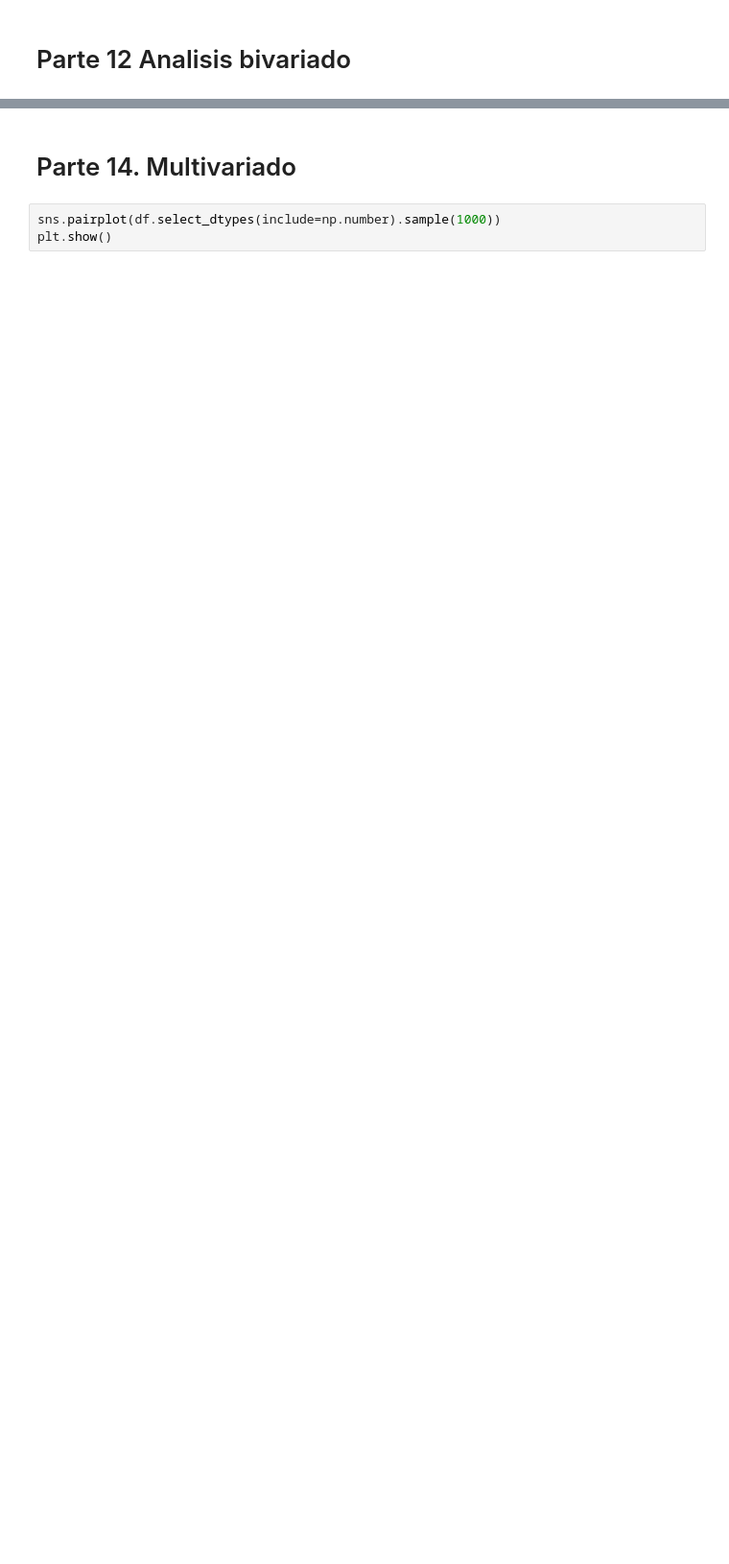
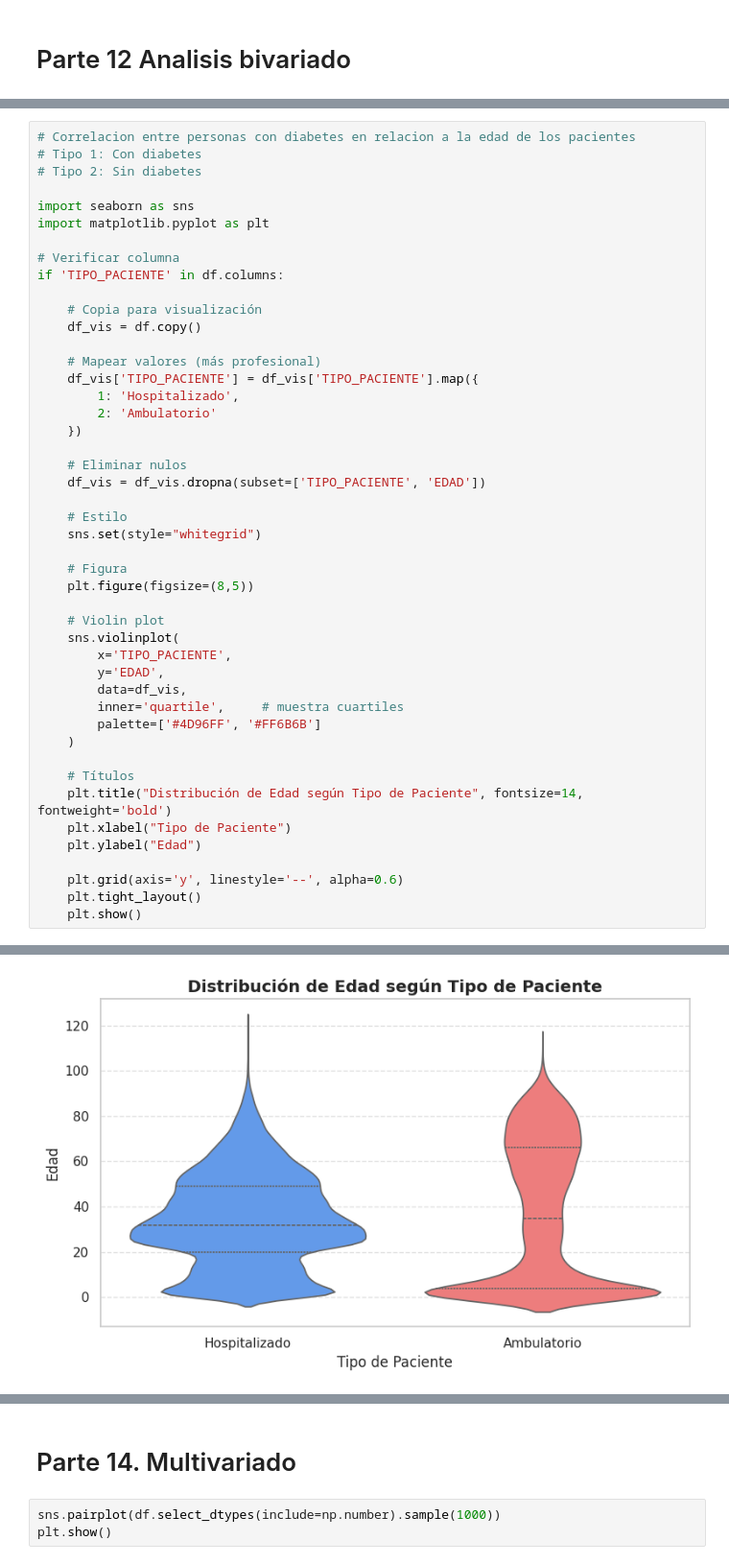
Before and after one commit to edgaryoungpilo-web/colab-files, a Jupyter notebook: 266659_Proyecto_Inicios.ipynb, the cells around one changed output, grey strips where cells are left out. Shown at 96% size. Saved outputs shown, nothing was run; the diff lists cells and outputs as text; blank space fills up the shorter version.

```diff
--- a/266659_Proyecto_Inicios.ipynb
+++ b/266659_Proyecto_Inicios.ipynb
@@ -219,0 +479,47 @@ if 'TIPO_PACIENTE' in df.columns:
+# %%
+# Correlacion entre personas con diabetes en relacion a la edad de los pacientes
+# Tipo 1: Con diabetes
+# Tipo 2: Sin diabetes
+
+import seaborn as sns
+import matplotlib.pyplot as plt
+
+# Verificar columna
+if 'TIPO_PACIENTE' in df.columns:
+
+    # Copia para visualización
+    df_vis = df.copy()
+
+    # Mapear valores (más profesional)
+    df_vis['TIPO_PACIENTE'] = df_vis['TIPO_PACIENTE'].map({
+        1: 'Hospitalizado',
+        2: 'Ambulatorio'
+    })
+
+    # Eliminar nulos
+    df_vis = df_vis.dropna(subset=['TIPO_PACIENTE', 'EDAD'])
+
+    # Estilo
+    sns.set(style="whitegrid")
+
+    # Figura
+    plt.figure(figsize=(8,5))
+
+    # Violin plot
+    sns.violinplot(
+        x='TIPO_PACIENTE',
+        y='EDAD',
+        data=df_vis,
+        inner='quartile',     # muestra cuartiles
+        palette=['#4D96FF', '#FF6B6B']
+    )
+
+    # Títulos
+    plt.title("Distribución de Edad según Tipo de Paciente", fontsize=14, fontweight='bold')
+    plt.xlabel("Tipo de Paciente")
+    plt.ylabel("Edad")
+
+    plt.grid(axis='y', linestyle='--', alpha=0.6)
+    plt.tight_layout()
+    plt.show()
+# %% [output]
@@ -220 +529,2 @@ if 'TIPO_PACIENTE' in df.columns:
+[figure, added]
 # %% [markdown]
```
Also changed, not shown: parts of 51 cells of this notebook.
